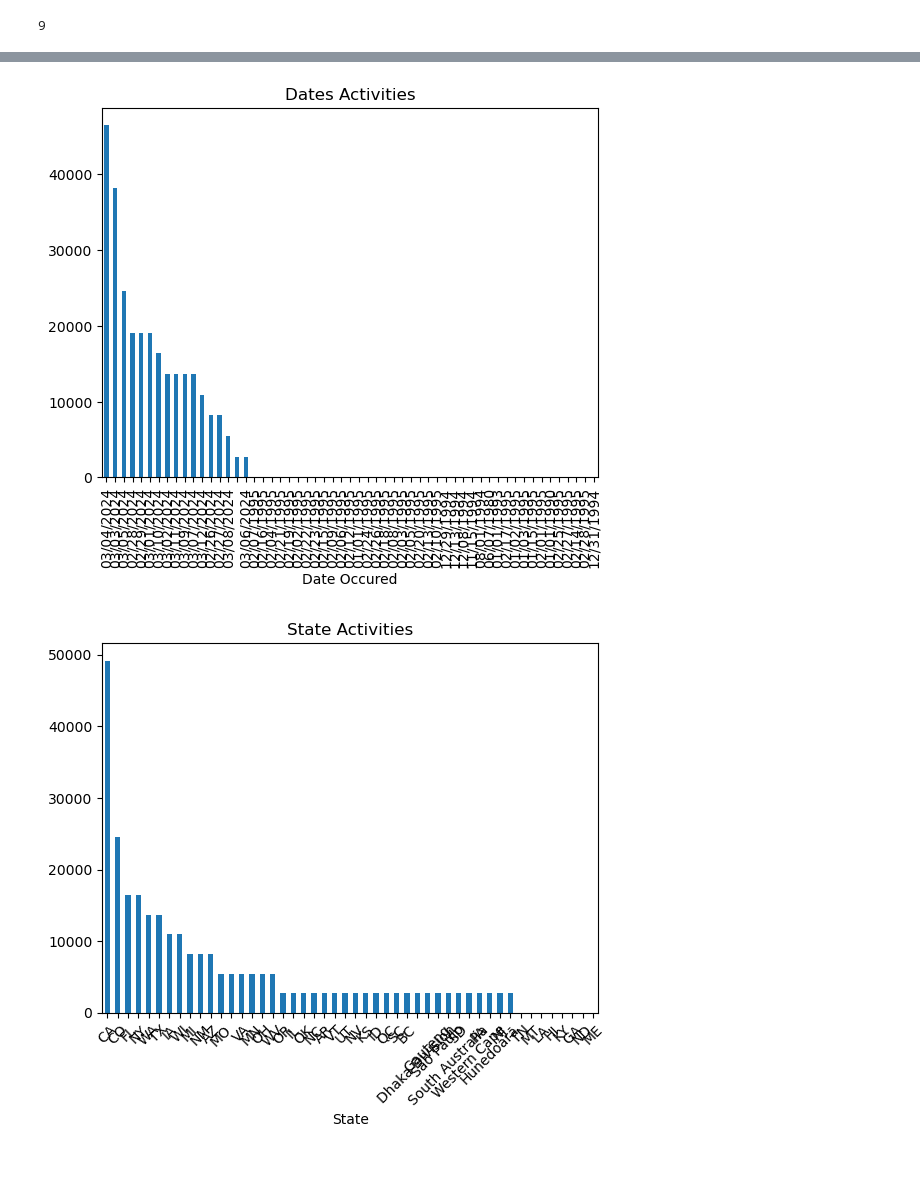
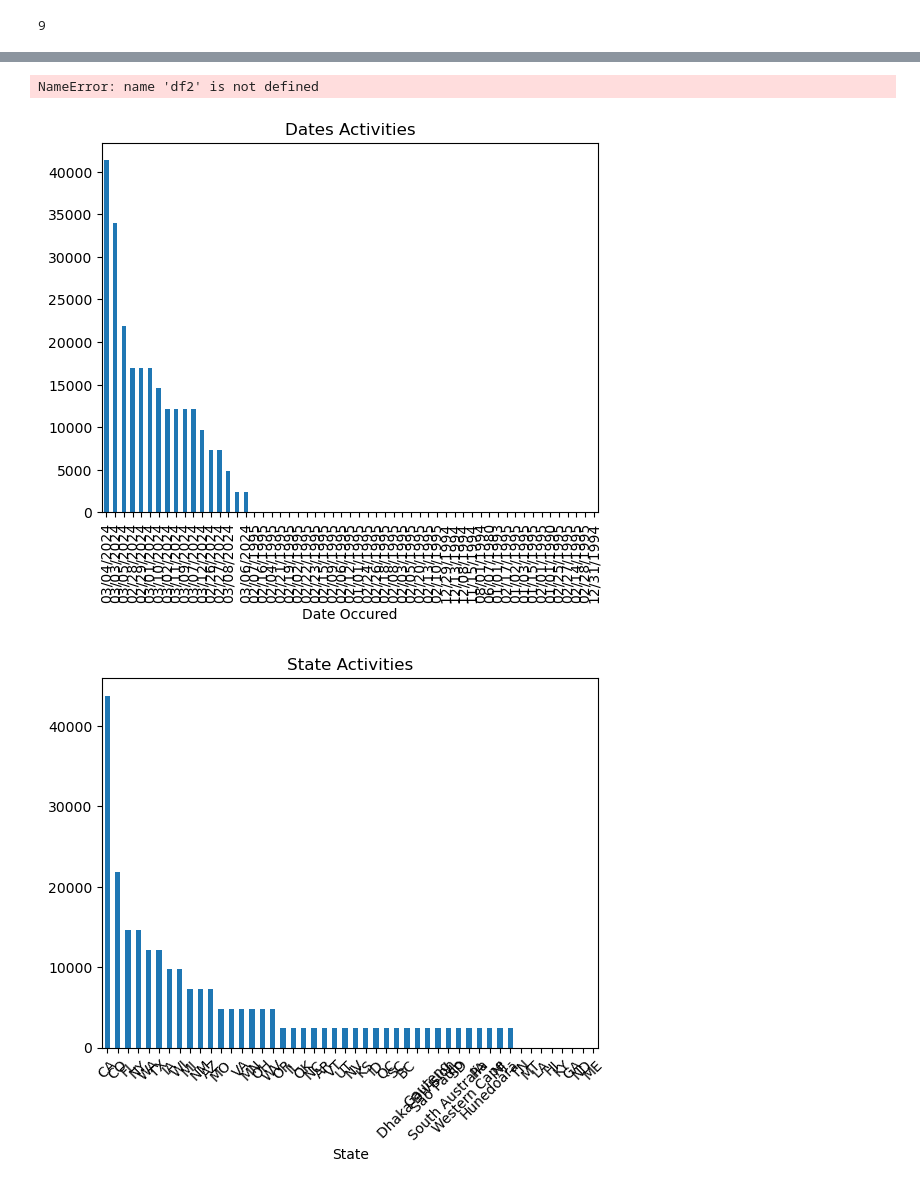
Before and after one commit to teelam1910/UFO_Sightings_Analysis, a Jupyter notebook: UFO_nuforc_webscraping-alldatatest.ipynb, the cells around one changed output, grey strips where cells are left out. Drawn from its saved outputs; the diff is of its cells as text; code cells hidden in the pictures.

Commit message:
continued work on cleaning and graphing dataset

```diff
--- a/UFO_nuforc_webscraping-alldatatest.ipynb
+++ b/UFO_nuforc_webscraping-alldatatest.ipynb
@@ -204,9 +447,17 @@ clean_df.groupby('Country').size().sort_values(ascending=False).plot.bar(title='
+# %%
+clean_df["value"] = pd.to_numeric(clean_df["value"])
+clean_df["age"] = pd.to_numeric(df2["age"])
+
+cm = sns.light_palette("green", as_cmap=True)
+df2.style.background_gradient(cmap=cm, subset=["value", "age"])
+# %% [output]
+NameError: name 'df2' is not defined
 # %%
-df1.groupby('Date Occured').size().sort_values(ascending=False).plot.bar(title='Dates Activities');
+clean_df.groupby('Date Occured').size().sort_values(ascending=False).plot.bar(title='Dates Activities');
 # %% [output]
-[figure, old version]
+[figure, new version]
 # %%
 #This takes all states from all countries...
-df1.groupby('State').size().sort_values(ascending=False).plot.bar(title='State Activities', rot=45);
+clean_df.groupby('State').size().sort_values(ascending=False).plot.bar(title='State Activities', rot=45);
 # %% [output]
-[figure, old version]
+[figure, new version]
```
Also changed, not shown: parts of 35 cells of this notebook.
